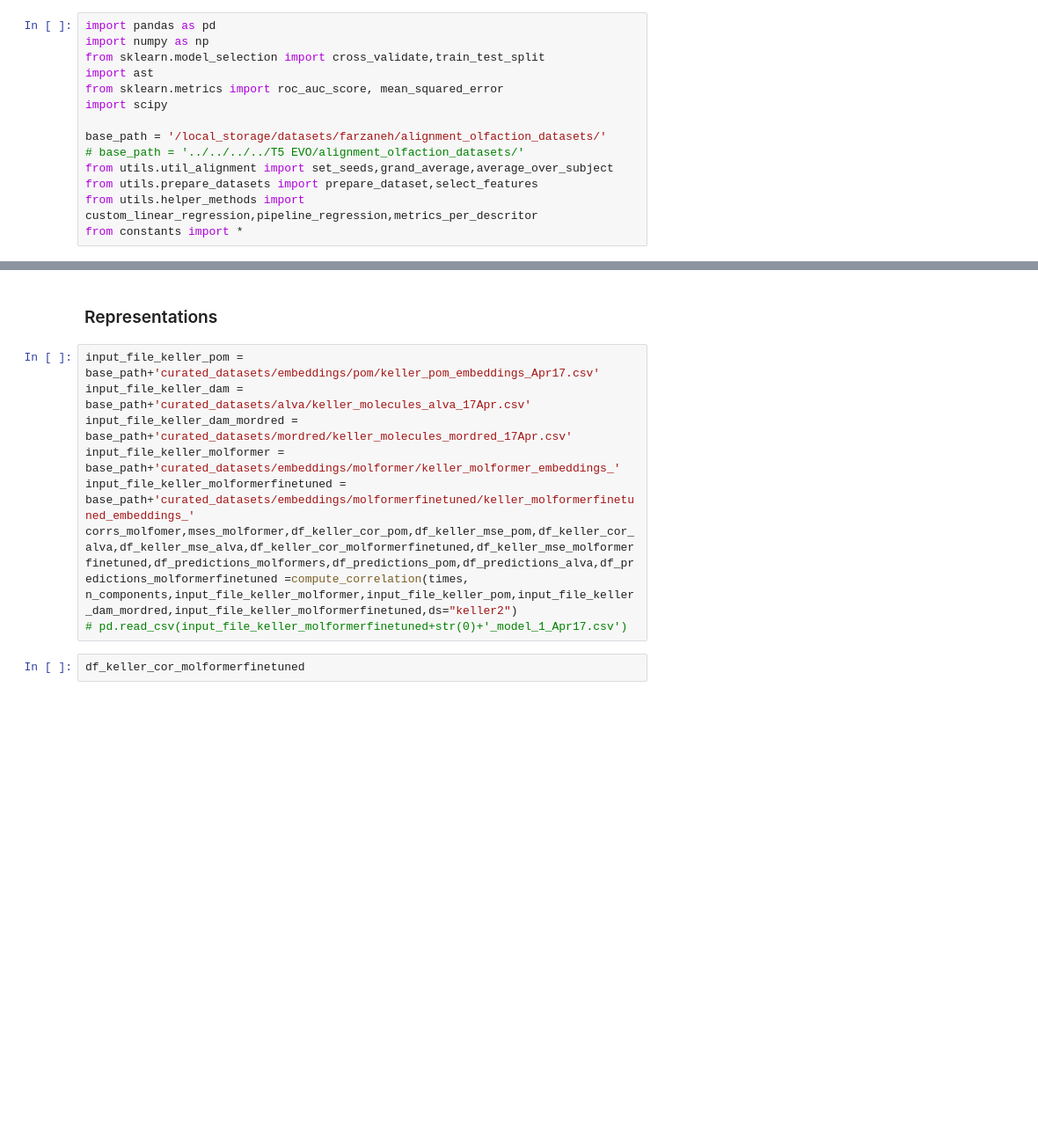
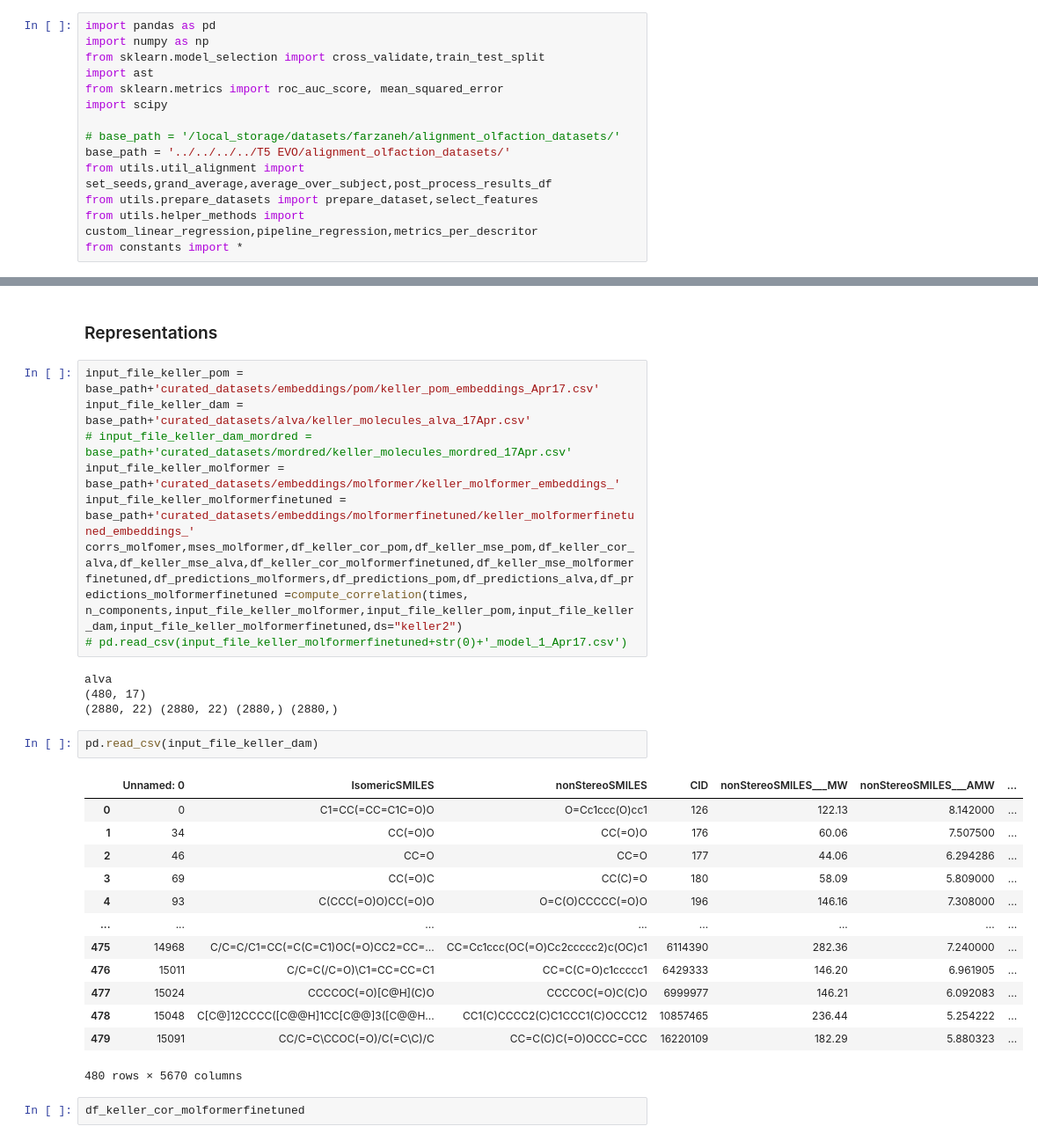
Before and after one commit to Farzaneh-Taleb/MoLFormer_N2024, a Jupyter notebook: Notebooks/regression_compute.ipynb, the cells around one changed output, grey strips where cells are left out. Shown: that part at 88% size. Drawn from its saved outputs; the diff is of its cells as text; blank space fills up the shorter version.

```diff
--- a/Notebooks/regression_compute.ipynb
+++ b/Notebooks/regression_compute.ipynb
@@ -20,9 +24,9 @@ import ast
 from sklearn.metrics import roc_auc_score, mean_squared_error
 import scipy
 
-base_path = '/local_storage/datasets/farzaneh/alignment_olfaction_datasets/'
-# base_path = '../../../../T5 EVO/alignment_olfaction_datasets/'
-from utils.util_alignment import set_seeds,grand_average,average_over_subject
+# base_path = '/local_storage/datasets/farzaneh/alignment_olfaction_datasets/'
+base_path = '../../../../T5 EVO/alignment_olfaction_datasets/'
+from utils.util_alignment import set_seeds,grand_average,average_over_subject,post_process_results_df
 from utils.prepare_datasets import prepare_dataset,select_features
 from utils.helper_methods import custom_linear_regression,pipeline_regression,metrics_per_descritor
 from constants import *
@@ -295,11 +296,31 @@ def concat_dfs(df_predictions_molformers,df_predictions_pom,df_predictions_alva)
 # %%
 input_file_keller_pom = base_path+'curated_datasets/embeddings/pom/keller_pom_embeddings_Apr17.csv'
 input_file_keller_dam = base_path+'curated_datasets/alva/keller_molecules_alva_17Apr.csv'
-input_file_keller_dam_mordred = base_path+'curated_datasets/mordred/keller_molecules_mordred_17Apr.csv'
+# input_file_keller_dam_mordred = base_path+'curated_datasets/mordred/keller_molecules_mordred_17Apr.csv'
 input_file_keller_molformer = base_path+'curated_datasets/embeddings/molformer/keller_molformer_embeddings_'
 input_file_keller_molformerfinetuned = base_path+'curated_datasets/embeddings/molformerfinetuned/keller_molformerfinetuned_embeddings_'
-corrs_molfomer,mses_molformer,df_keller_cor_pom,df_keller_mse_pom,df_keller_cor_alva,df_keller_mse_alva,df_keller_cor_molformerfinetuned,df_keller_mse_molformerfinetuned,df_predictions_molformers,df_predictions_pom,df_predictions_alva,df_predictions_molformerfinetuned =compute_correlation(times, n_components,input_file_keller_molformer,input_file_keller_pom,input_file_keller_dam_mordred,input_file_keller_molformerfinetuned,ds="keller2")
+corrs_molfomer,mses_molformer,df_keller_cor_pom,df_keller_mse_pom,df_keller_cor_alva,df_keller_mse_alva,df_keller_cor_molformerfinetuned,df_keller_mse_molformerfinetuned,df_predictions_molformers,df_predictions_pom,df_predictions_alva,df_predictions_molformerfinetuned =compute_correlation(times, n_components,input_file_keller_molformer,input_file_keller_pom,input_file_keller_dam,input_file_keller_molformerfinetuned,ds="keller2")
 # pd.read_csv(input_file_keller_molformerfinetuned+str(0)+'_model_1_Apr17.csv')
+# %% [output]
+alva
+(480, 17)
+(2880, 22) (2880, 22) (2880,) (2880,)
+# %%
+pd.read_csv(input_file_keller_dam)
+# %% [output]
+|  | Unnamed: 0 | IsomericSMILES | nonStereoSMILES | CID | nonStereoSMILES___MW | nonStereoSMILES___AMW | ... |
+| 0 | 0 | C1=CC(=CC=C1C=O)O | O=Cc1ccc(O)cc1 | 126 | 122.13 | 8.142000 | ... |
+| 1 | 34 | CC(=O)O | CC(=O)O | 176 | 60.06 | 7.507500 | ... |
+| 2 | 46 | CC=O | CC=O | 177 | 44.06 | 6.294286 | ... |
+| 3 | 69 | CC(=O)C | CC(C)=O | 180 | 58.09 | 5.809000 | ... |
+| 4 | 93 | C(CCC(=O)O)CC(=O)O | O=C(O)CCCCC(=O)O | 196 | 146.16 | 7.308000 | ... |
+| ... | ... | ... | ... | ... | ... | ... | ... |
+| 475 | 14968 | C/C=C/C1=CC(=C(C=C1)OC(=O)CC2=CC=... | CC=Cc1ccc(OC(=O)Cc2ccccc2)c(OC)c1 | 6114390 | 282.36 | 7.240000 | ... |
+| 476 | 15011 | C/C=C(/C=O)\C1=CC=CC=C1 | CC=C(C=O)c1ccccc1 | 6429333 | 146.20 | 6.961905 | ... |
+| 477 | 15024 | CCCCOC(=O)[C@H](C)O | CCCCOC(=O)C(C)O | 6999977 | 146.21 | 6.092083 | ... |
+| 478 | 15048 | C[C@]12CCCC([C@@H]1CC[C@@]3([C@@H... | CC1(C)CCCC2(C)C1CCC1(C)OCCC12 | 10857465 | 236.44 | 5.254222 | ... |
+| 479 | 15091 | CC/C=C\CCOC(=O)/C(=C\C)/C | CC=C(C)C(=O)OCCC=CCC | 16220109 | 182.29 | 5.880323 | ... |
+480 rows × 5670 columns
 # %%
 df_keller_cor_molformerfinetuned
 # %%
```
Also changed, not shown: parts of 8 cells of this notebook.
